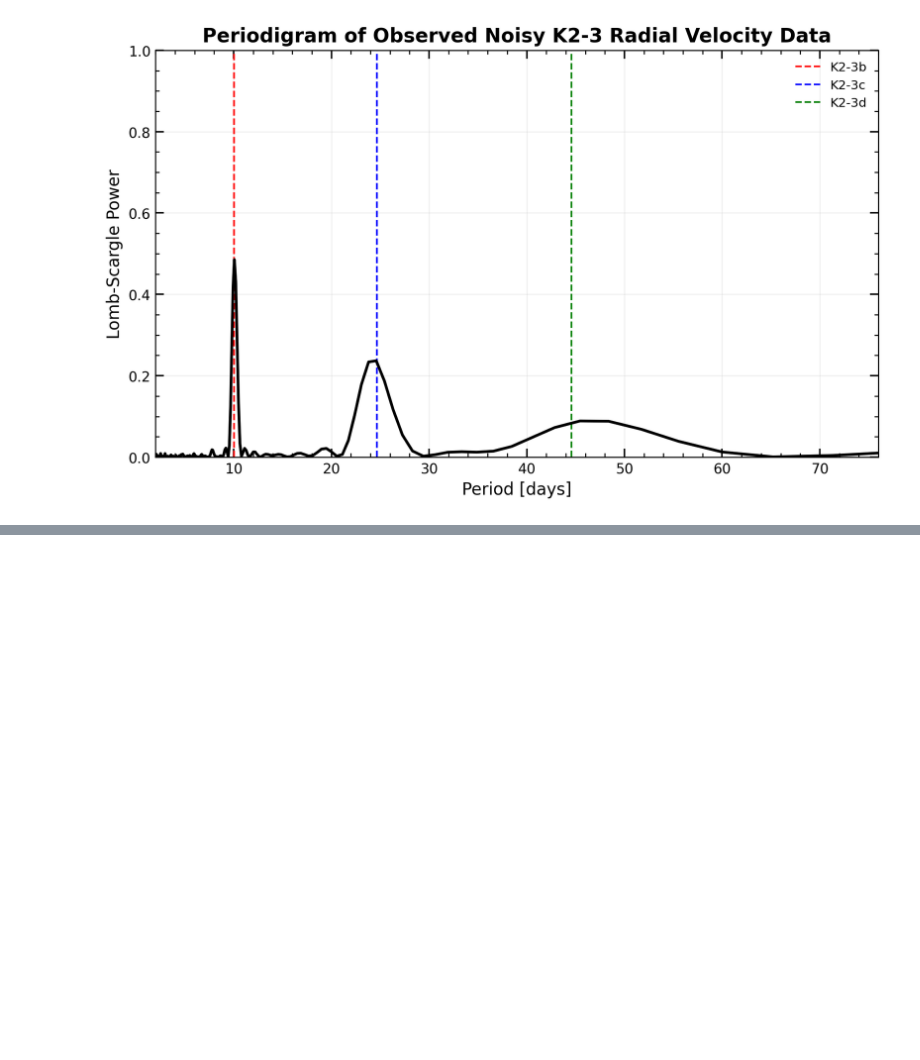
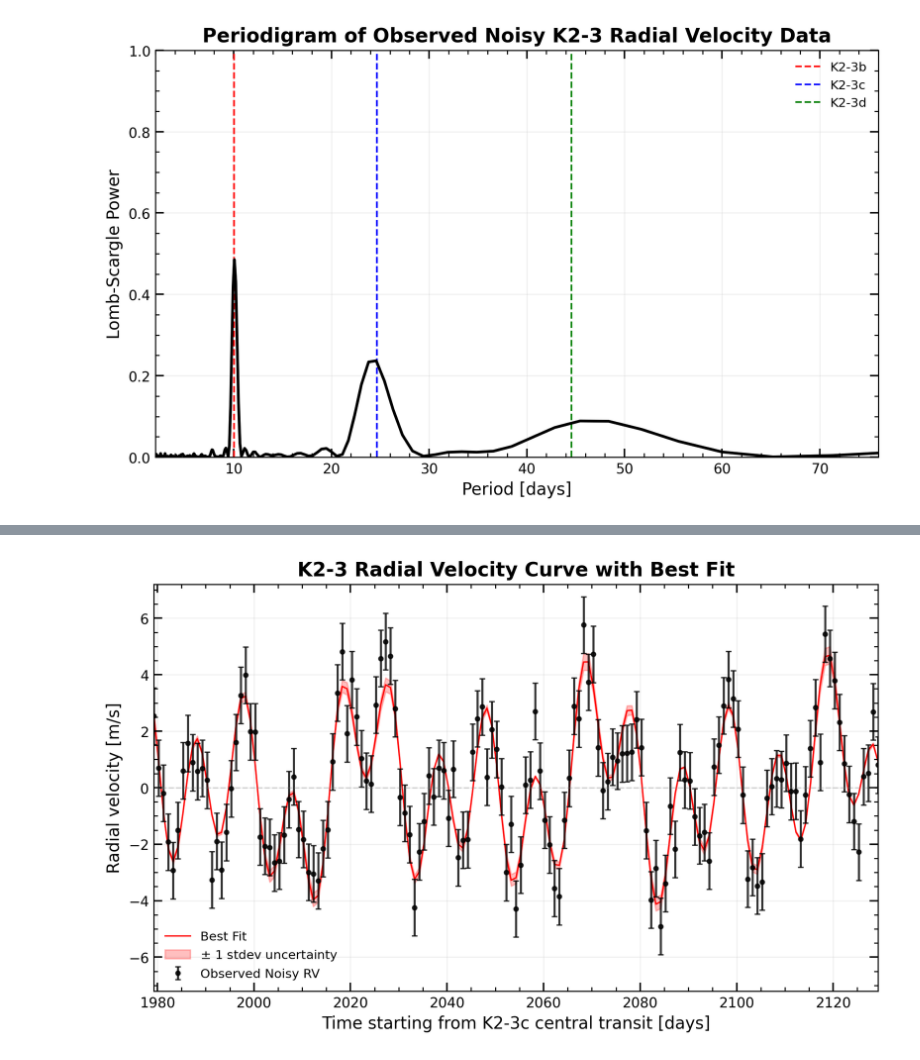
Before and after one commit to JamesDuf/UW-PHYS-771-HW1-KeplerRV, a Jupyter notebook: JDufresne_PHYS_771_A1.ipynb, the cells around one changed output, grey strips where cells are left out. Drawn from its saved outputs; the diff is of its cells as text; code cells hidden in the pictures; blank space fills up the shorter version.

Commit message:
part g done

```diff
--- a/JDufresne_PHYS_771_A1.ipynb
+++ b/JDufresne_PHYS_771_A1.ipynb
@@ -420,0 +517,11 @@ Yes we detect the ~10 days, ~25 days and ~44 days periods of our three planets.
+# %%
+# Measuring scatter in parameters
+MC_mean = np.mean(MC_K_values, axis=0)
+MC_std = np.std(MC_K_values, axis=0)
+
+print(f"Monte Carlo Mean Results for the semi-amplitudes of the planets:")
+print("-" * 64)
+print(f"K2-3b: {MC_mean[0]} m/s\nK2-3c: {MC_mean[1]} m/s\nK2-3d: {MC_mean[2]} m/s")
+print(f"\nMonte Carlo Standard Deviation Results:")
+print("-" * 64)
+print(f"K2-3b: {MC_std[0]} m/s\nK2-3c: {MC_std[1]} m/s\nK2-3d: {MC_std[2]} m/s")
@@ -420,0 +540,69 @@ Yes we detect the ~10 days, ~25 days and ~44 days periods of our three planets.
+# %%
+# compute best fit curve
+MC_best_fit = TotalStarRV(popt * u.m / u.s, w_fit, v_sys_fit, e_fit, P_array, t_array, t_0_array)
+# %%
+# compute best fit +- stdev on the K parameters
+MC_best_plus_stdev = TotalStarRV((popt + MC_std) * u.m / u.s, w_fit, v_sys_fit, e_fit, P_array, t_array, t_0_array)
+MC_best_minus_stdev = TotalStarRV((popt - MC_std) * u.m / u.s, w_fit, v_sys_fit, e_fit, P_array, t_array, t_0_array)
+# %%
+# Plot this fit to the noisy data generated in part e)
+fig, ax = plt.subplots(figsize=(8, 5), dpi=250)
+
+# Best fit to noisy data
+ax.plot(t_array, MC_best_fit, color="red", lw=1, label="Best Fit", zorder = 0)
+
+# Uncertainties of best fit
+ax.fill_between(
+                t_array.value,
+                MC_best_minus_stdev.value,
+                MC_best_plus_stdev.value,
+                color = "red",
+                alpha = 0.25,
+                label = r"$\pm$ 1 stdev uncertainty"
+                )
+
+# Model line
+#ax.plot(t_array, starRVtot, color="blue", lw=1, label="Model RV", zorder = 1)
+
+# Noisy data with Error bars
+ax.errorbar(
+            t_array.value,
+            starRV_obs.value,
+            yerr=RV_err.value,
+            fmt="o",
+            ms=3.0,
+            color='black',
+            alpha=.8,
+            capsize=2,
+            label="Observed Noisy RV",
+            #lw = 1,
+            #zorder = -10
+            )
+
+ax.axhline(0, color='gray', lw=1, ls="--", alpha=0.3)
+
+ax.set_xlabel("Time starting from K2-3c central transit [days]", fontsize=12)
+ax.set_ylabel("Radial velocity [m/s]", fontsize=12)
+ax.set_title("K2-3 Radial Velocity Curve with Best Fit", fontsize=14, fontweight="bold")
+
+ax.set_xlim(t_array[0].value, t_array[-1].value)
+
+# make y-limits symmetric around zero
+rv_absmax = max(abs(starRV_obs.value.min()), abs(starRV_obs.value.max()))
+ax.set_ylim(-1.25 * rv_absmax, 1.25 * rv_absmax)
+
+# ticks on all four sides
+ax.tick_params(axis="both", which="major", direction="in", length=6, width=1.1, top=True, right=True)
+ax.tick_params(axis="both", which="minor", direction="in", length=3, width=0.8, top=True, right=True)
+ax.xaxis.set_minor_locator(ticker.AutoMinorLocator())
+ax.yaxis.set_minor_locator(ticker.AutoMinorLocator())
+
+ax.grid(True, which="major", alpha=0.18, lw=0.8)
+
+ax.legend(frameon=False, fontsize=9, loc="best")
+
+
+fig.tight_layout()
+plt.show()
+# %% [output]
+[figure, added]
```
Also changed, not shown: parts of 10 cells of this notebook.
